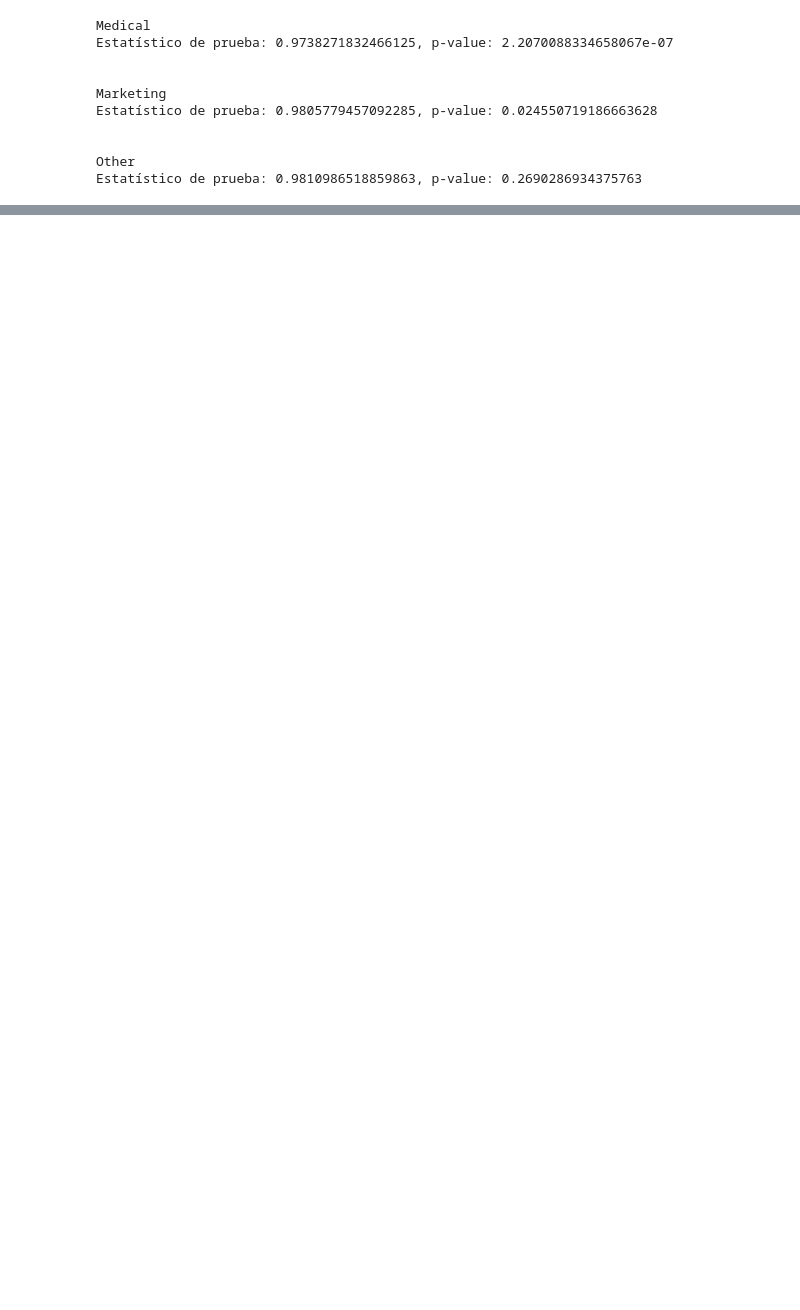
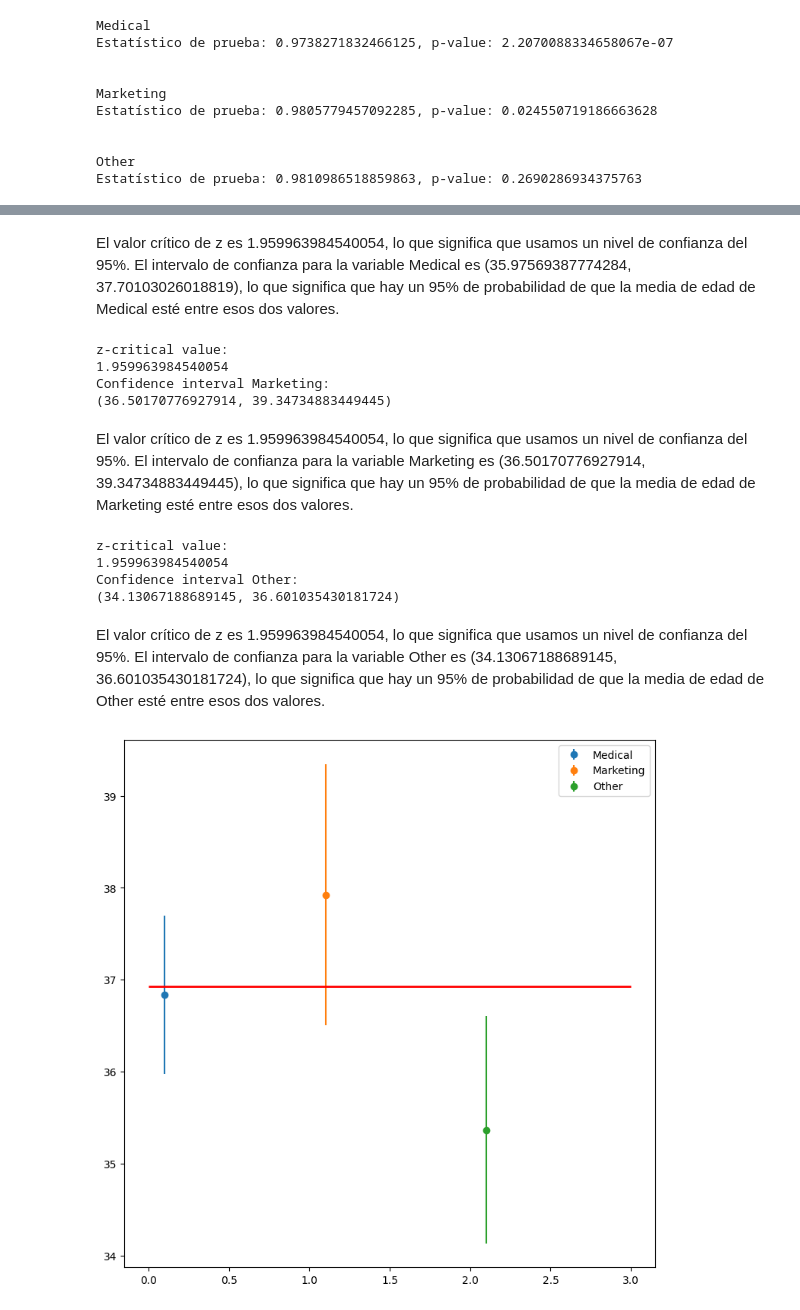
Before and after one commit to mimove/EDEM2022, a Jupyter notebook: Modulo_4-AprendizajeAutomatico/Introduccion/Ejercicios/Entregable/Entregable.ipynb, the cells around one changed output, grey strips where cells are left out. Cells and saved outputs as stored; diff of their text form; code cells hidden in the pictures; blank space fills up the shorter version.

Commit message:
Adding entregable estadistica

```diff
--- a/Modulo_4-AprendizajeAutomatico/Introduccion/Ejercicios/Entregable/Entregable.ipynb
+++ b/Modulo_4-AprendizajeAutomatico/Introduccion/Ejercicios/Entregable/Entregable.ipynb
@@ -234,0 +476,72 @@ Estatístico de prueba: 2.729178899877779, p-value: 0.2554855440655358
+# %% [markdown]
+El valor crítico de z es 1.959963984540054, lo que significa que usamos un nivel de confianza del 95%. El intervalo de confianza para la variable Medical es (35.97569387774284, 37.70103026018819), lo que significa que hay un 95% de probabilidad de que la media de edad de Medical esté entre esos dos valores.
+# %%
+z_critical = stats.norm.ppf(q = 0.975)  # Get the z-critical value*
+
+print("z-critical value:")              # Check the z-critical value
+print(z_critical)
+
+df_marketing_ages_count=df_marketing['Age'].count()
+#print(df_medical_ages_count)
+
+pop_stdev = df_marketing['Age'].std()  # Get the population standard deviation
+
+margin_of_error = z_critical * (pop_stdev/math.sqrt(df_marketing_ages_count))
+
+confidence_interval_marketing = (df_marketing['Age'].mean() - margin_of_error,
+                       df_marketing['Age'].mean() + margin_of_error)
+
+print("Confidence interval Marketing:")
+print(confidence_interval_marketing)
+# %% [output]
+z-critical value:
+1.959963984540054
+Confidence interval Marketing:
+(36.50170776927914, 39.34734883449445)
+# %% [markdown]
+El valor crítico de z es 1.959963984540054, lo que significa que usamos un nivel de confianza del 95%. El intervalo de confianza para la variable Marketing es (36.50170776927914, 39.34734883449445), lo que significa que hay un 95% de probabilidad de que la media de edad de Marketing esté entre esos dos valores.
+# %%
+z_critical = stats.norm.ppf(q = 0.975)  # Get the z-critical value*
+
+print("z-critical value:")              # Check the z-critical value
+print(z_critical)
+
+df_other_ages_count=df_marketing['Age'].count()
+#print(df_medical_ages_count)
+
+pop_stdev = df_other['Age'].std()  # Get the population standard deviation
+
+margin_of_error = z_critical * (pop_stdev/math.sqrt(df_other_ages_count))
+
+confidence_interval_other = (df_other['Age'].mean() - margin_of_error,
+                       df_other['Age'].mean() + margin_of_error)
+
+print("Confidence interval Other:")
+print(confidence_interval_other)
+# %% [output]
+z-critical value:
+1.959963984540054
+Confidence interval Other:
+(34.13067188689145, 36.601035430181724)
+# %% [markdown]
+El valor crítico de z es 1.959963984540054, lo que significa que usamos un nivel de confianza del 95%. El intervalo de confianza para la variable Other es (34.13067188689145, 36.601035430181724), lo que significa que hay un 95% de probabilidad de que la media de edad de Other esté entre esos dos valores.
+# %%
+sample_means = [df_medical['Age'].mean(),df_marketing['Age'].mean(),df_other['Age'].mean()]
+intervals = [confidence_interval_medical,confidence_interval_marketing, confidence_interval_other]
+plt.figure(figsize=(9,9))
+
+labels = ["Medical", "Marketing", "Other"] # una lista con los nombres de cada punto
+for i in range(len(sample_means)):
+    plt.errorbar(x=np.arange(0.1, 3, 1)[i],
+                 y=sample_means[i],
+                 yerr=[abs(top-bot)/2 for top,bot in intervals][i],
+                 fmt='o',
+                 label=labels[i])
+plt.legend()
+
+plt.hlines(xmin=0, xmax=3 ,
+           y=df['Age'].mean(),
+           linewidth=2.0,
+           color="red");
+# %% [output]
+[figure, added]
```
Also changed, not shown: parts of 82 cells of this notebook, 6 other files.
